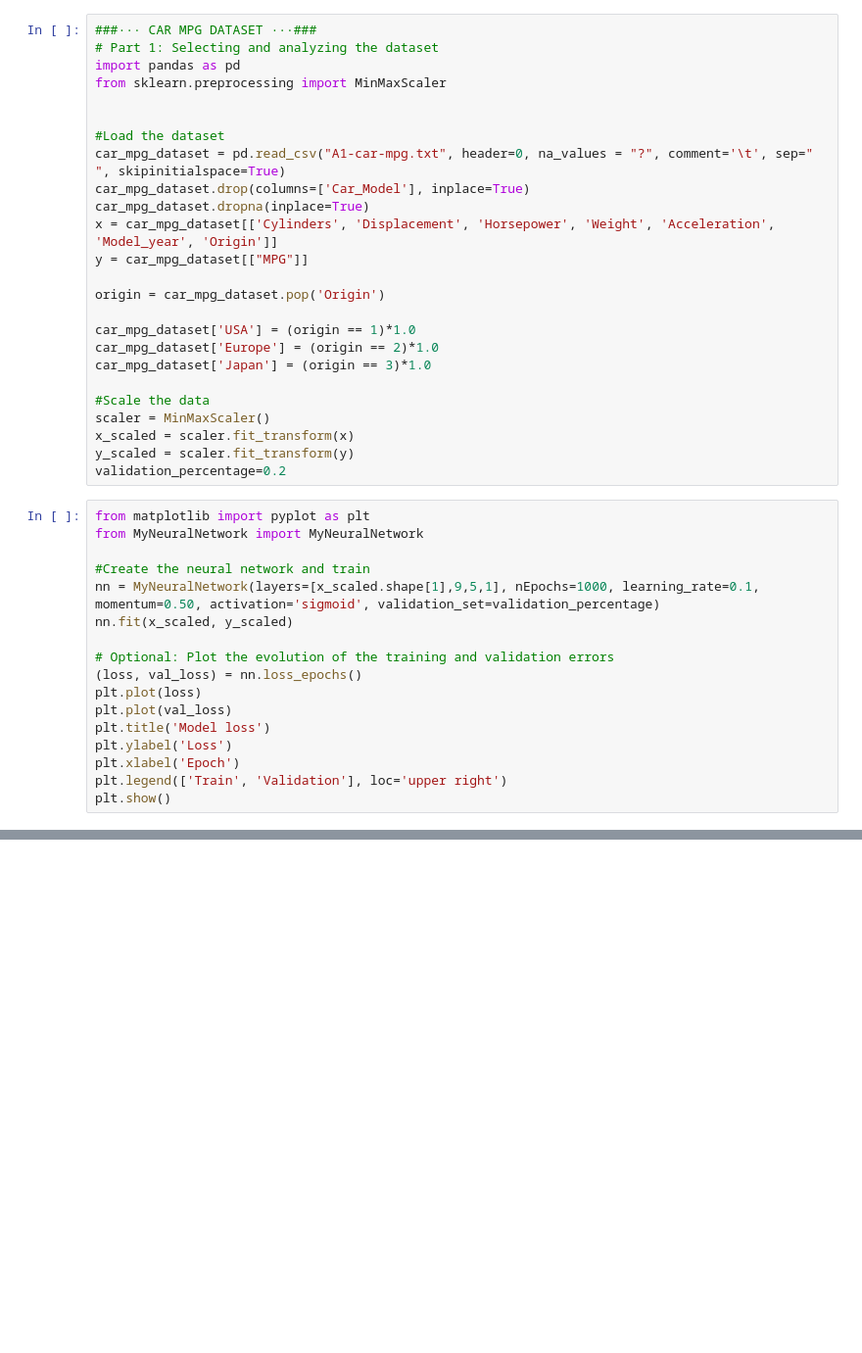
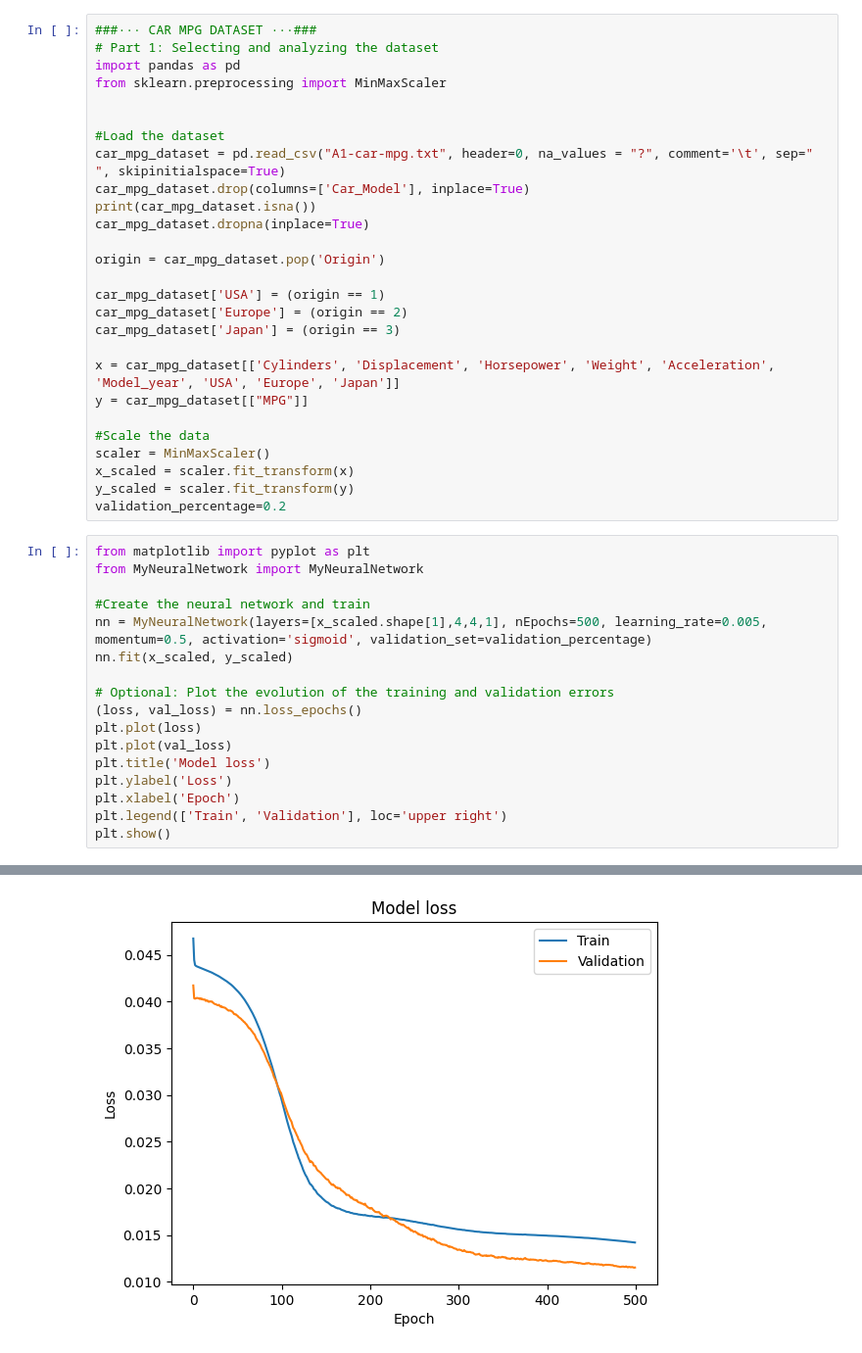
Before and after one commit to danielDiezURV/A1_Back_Propagation, a Jupyter notebook: NN-A1-car-mpg-test.ipynb, the cells around one changed output, grey strips where cells are left out. Shown: that part at 98% size. Drawn from its saved outputs; the diff is of its cells as text; blank space fills up the shorter version.

```diff
--- a/NN-A1-car-mpg-test.ipynb
+++ b/NN-A1-car-mpg-test.ipynb
@@ -8,15 +8,17 @@ from sklearn.preprocessing import MinMaxScaler
 #Load the dataset
 car_mpg_dataset = pd.read_csv("A1-car-mpg.txt", header=0, na_values = "?", comment='\t', sep=" ", skipinitialspace=True)
 car_mpg_dataset.drop(columns=['Car_Model'], inplace=True)
+print(car_mpg_dataset.isna())
 car_mpg_dataset.dropna(inplace=True)
-x = car_mpg_dataset[['Cylinders', 'Displacement', 'Horsepower', 'Weight', 'Acceleration', 'Model_year', 'Origin']]
-y = car_mpg_dataset[["MPG"]]
 
 origin = car_mpg_dataset.pop('Origin')
 
-car_mpg_dataset['USA'] = (origin == 1)*1.0
-car_mpg_dataset['Europe'] = (origin == 2)*1.0
-car_mpg_dataset['Japan'] = (origin == 3)*1.0
+car_mpg_dataset['USA'] = (origin == 1)
+car_mpg_dataset['Europe'] = (origin == 2)
+car_mpg_dataset['Japan'] = (origin == 3)
+
+x = car_mpg_dataset[['Cylinders', 'Displacement', 'Horsepower', 'Weight', 'Acceleration', 'Model_year', 'USA', 'Europe', 'Japan']]
+y = car_mpg_dataset[["MPG"]]
 
 #Scale the data
 scaler = MinMaxScaler()
@@ -28,7 +30,7 @@ from matplotlib import pyplot as plt
 from MyNeuralNetwork import MyNeuralNetwork
 
 #Create the neural network and train
-nn = MyNeuralNetwork(layers=[x_scaled.shape[1],9,5,1], nEpochs=1000, learning_rate=0.1, momentum=0.50, activation='sigmoid', validation_set=validation_percentage)
+nn = MyNeuralNetwork(layers=[x_scaled.shape[1],4,4,1], nEpochs=500, learning_rate=0.005, momentum=0.5, activation='sigmoid', validation_set=validation_percentage)
 nn.fit(x_scaled, y_scaled)
 
 # Optional: Plot the evolution of the training and validation errors
@@ -40,3 +42,4 @@ plt.ylabel('Loss')
 plt.xlabel('Epoch')
 plt.legend(['Train', 'Validation'], loc='upper right')
 plt.show()
+# %% [output]
@@ -43,3 +63,4 @@ plt.show()
+[figure, added]
 # %%
 from sklearn.model_selection import train_test_split
 from sklearn.metrics import *
```
Also changed, not shown: parts of 2 cells of this notebook, 1 other file.
